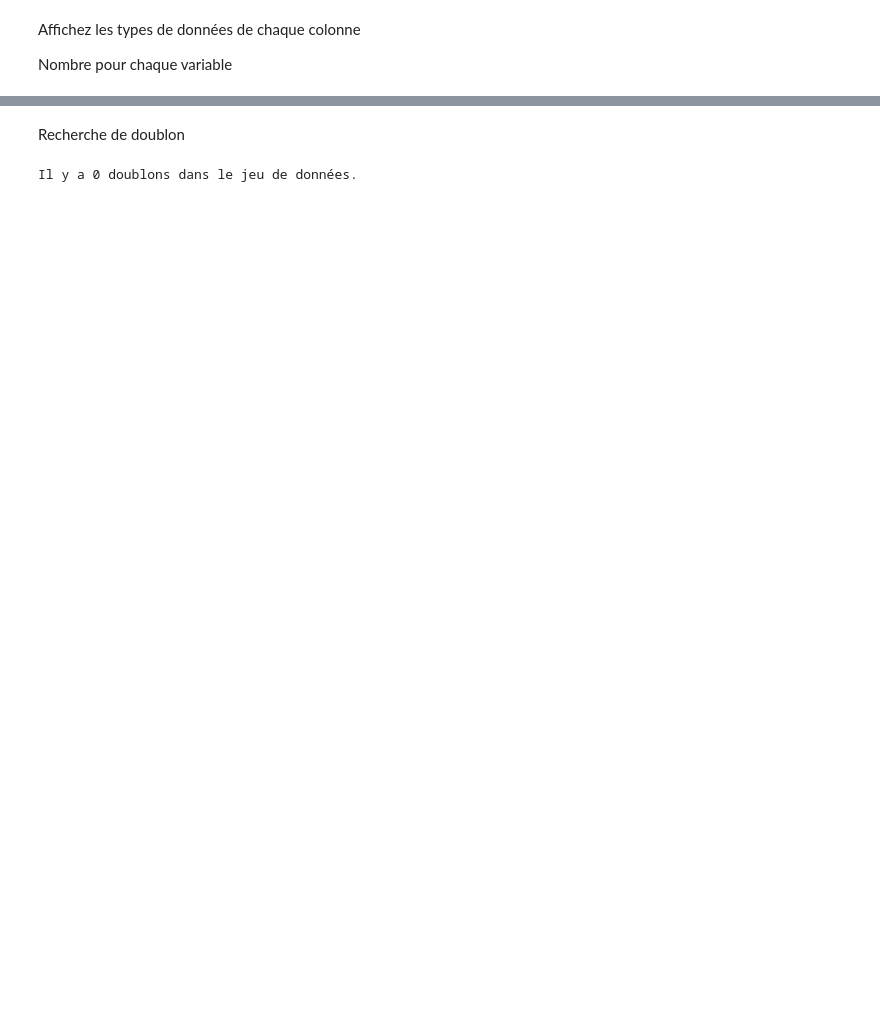
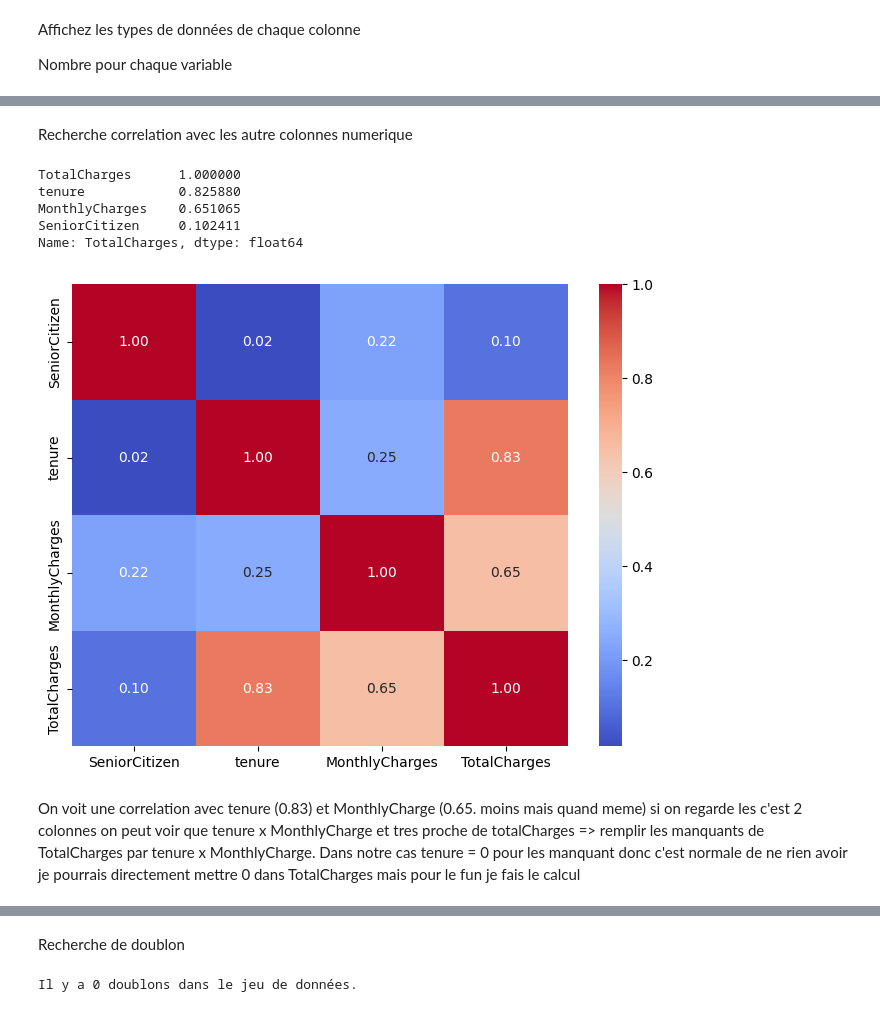
Before and after one commit to RomainGuillon/Identifier-churn, a Jupyter notebook: notebooks/01_eda.ipynb, the cells around one changed output, grey strips where cells are left out. Drawn from its saved outputs; the diff is of its cells as text; code cells hidden in the pictures; blank space fills up the shorter version.

Commit message:
Modification de la partie Recherche de manquant. ajout de la recherche sur les colonne en str

```diff
--- a/notebooks/01_eda.ipynb
+++ b/notebooks/01_eda.ipynb
@@ -45,13 +41,18 @@ print(df.dtypes)
 print(" " * 50)
 print("-" * 50)
 print(" " * 50)
-#Nombre de manquants pour chaque variable
+#Nombre de manquants pour chaque colonnes
+
+# remplace les chaînes vides par NaN dans les colonnes de type objet ou string
+cols_str = df.select_dtypes(include=["object", "string"]).columns
+df[cols_str] = df[cols_str].replace(r"^\s*$", np.nan, regex=True)
+
 
 if (df.isna().sum() == 0).all():
     print("Il ne manque aucune valeur.")
 else:
     print("Il y a des valeurs manquantes.")
-    print(df.isna().sum())
+    print(f"{df.isna().sum()}")
 # %% [output]
 customerID              str
 gender                  str
@@ -72,0 +77,10 @@ Il ne manque aucune valeur.
+# %%
+# Convertir en numérique
+df["TotalCharges"] = pd.to_numeric(df["TotalCharges"], errors="coerce")
+
+# Vérifier
+print("NaN TotalCharges:", df["TotalCharges"].isna().sum())  # devrait afficher 11
+print(df["TotalCharges"].dtype)  # float64 attendu
+
+#affichage des lignes avec des valeurs manquantes
+print(df[df["TotalCharges"].isna()])
@@ -72,0 +102,21 @@ Il ne manque aucune valeur.
+# %% [markdown]
+Recherche correlation avec les autre colonnes numerique
+# %%
+corr_matrix = df.corr(numeric_only=True)
+print(corr_matrix["TotalCharges"].sort_values(ascending=False))
+
+plt.figure(figsize=(8, 6))
+sns.heatmap(corr_matrix, annot=True, cmap="coolwarm", fmt=".2f")
+plt.show()
+# %% [output]
+TotalCharges      1.000000
+tenure            0.825880
+MonthlyCharges    0.651065
+SeniorCitizen     0.102411
+Name: TotalCharges, dtype: float64
+[figure, added]
+# %% [markdown]
+On voit une correlation avec tenure (0.83) et MonthlyCharge (0.65. moins mais quand meme)
+si on regarde les c'est 2 colonnes on peut voir que tenure x MonthlyCharge et tres proche de totalCharges
+=> remplir les manquants de TotalCharges par tenure x MonthlyCharge. Dans notre cas tenure = 0 pour les manquant donc c'est normale de ne rien avoir
+ je pourrais directement mettre 0 dans TotalCharges mais pour le fun je fais le calcul
```
Also changed, not shown: parts of 7 cells of this notebook, 1 other file.
